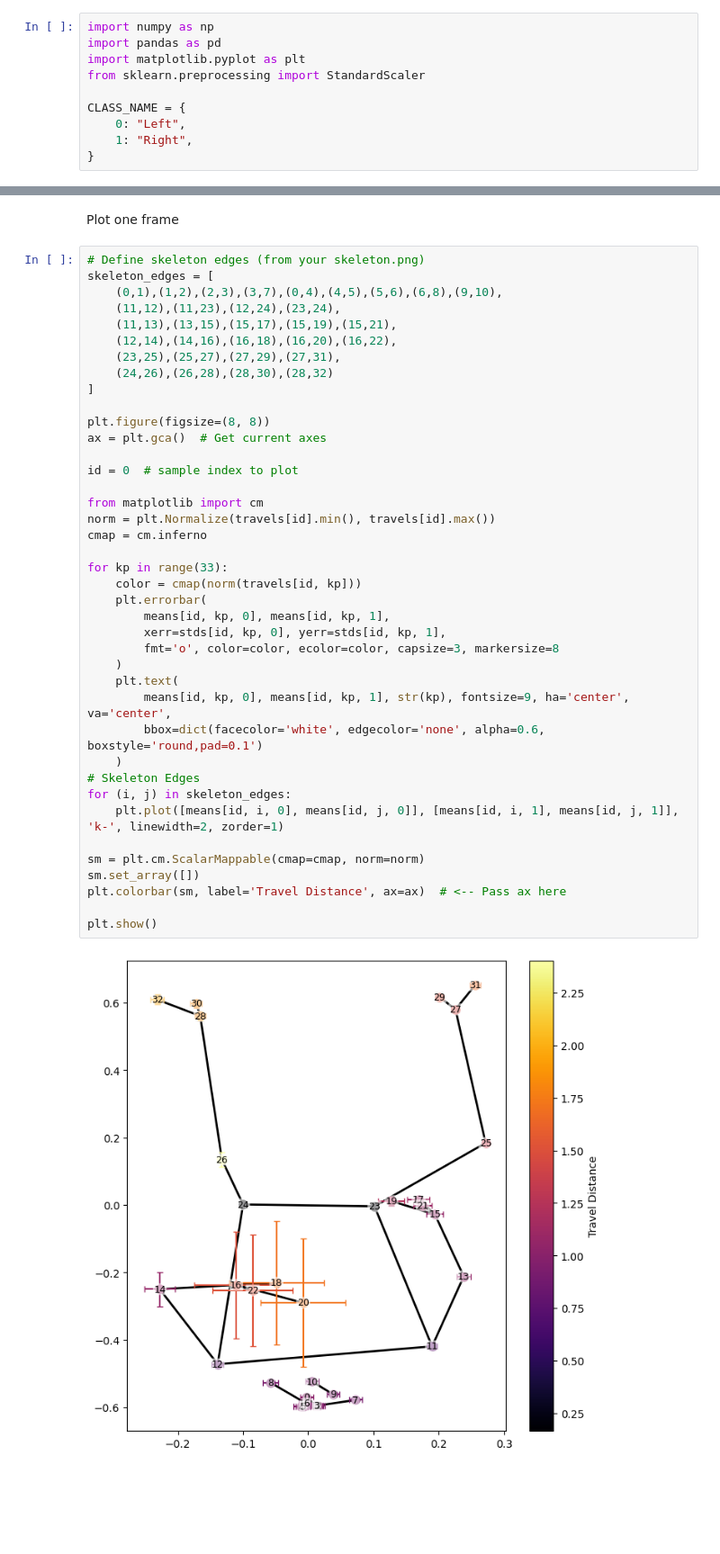
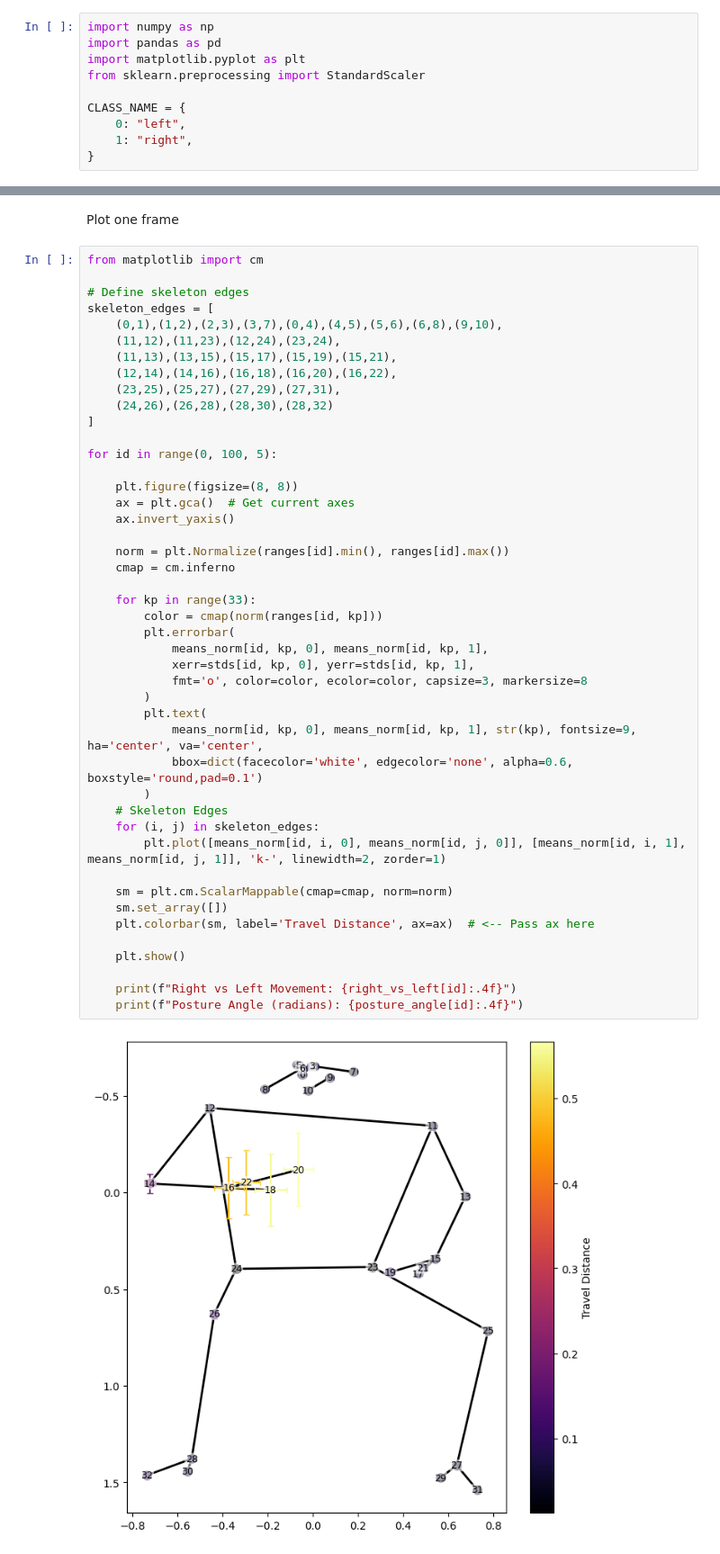
Before and after one commit to DiogoS5/MachineLearning, a Jupyter notebook: Project Part 2/data_analysis.ipynb, the cells around one changed output, grey strips where cells are left out. Shown at 90% size. Cells and saved outputs as stored; diff of their text form; blank space fills up the shorter version.

```diff
--- a/Project Part 2/data_analysis.ipynb
+++ b/Project Part 2/data_analysis.ipynb
@@ -25,8 +25,8 @@ import matplotlib.pyplot as plt
 from sklearn.preprocessing import StandardScaler
 
 CLASS_NAME = {
-    0: "Left",
-    1: "Right",
+    0: "left",
+    1: "right",
 }
 # %%
 # Load data
@@ -142,44 +329,49 @@ KP 32: Mean Speed: 0.0097, Travel Distance: 1.9741
 # %% [markdown]
 Plot one frame
 # %%
-# Define skeleton edges (from your skeleton.png)
+from matplotlib import cm
+
+# Define skeleton edges
 skeleton_edges = [
     (0,1),(1,2),(2,3),(3,7),(0,4),(4,5),(5,6),(6,8),(9,10),
     (11,12),(11,23),(12,24),(23,24),
     (11,13),(13,15),(15,17),(15,19),(15,21),
     (12,14),(14,16),(16,18),(16,20),(16,22),
     (23,25),(25,27),(27,29),(27,31),
     (24,26),(26,28),(28,30),(28,32)
 ]
 
-plt.figure(figsize=(8, 8))
-ax = plt.gca()  # Get current axes
+for id in range(0, 100, 5):
 
-id = 0  # sample index to plot
+    plt.figure(figsize=(8, 8))
+    ax = plt.gca()  # Get current axes
+    ax.invert_yaxis()
 
-from matplotlib import cm
-norm = plt.Normalize(travels[id].min(), travels[id].max())
-cmap = cm.inferno
+    norm = plt.Normalize(ranges[id].min(), ranges[id].max())
+    cmap = cm.inferno
 
-for kp in range(33):
-    color = cmap(norm(travels[id, kp]))
-    plt.errorbar(
-        means[id, kp, 0], means[id, kp, 1],
-        xerr=stds[id, kp, 0], yerr=stds[id, kp, 1],
-        fmt='o', color=color, ecolor=color, capsize=3, markersize=8
-    )
-    plt.text(
-        means[id, kp, 0], means[id, kp, 1], str(kp), fontsize=9, ha='center', va='center',
-        bbox=dict(facecolor='white', edgecolor='none', alpha=0.6, boxstyle='round,pad=0.1')
-    )
-# Skeleton Edges
-for (i, j) in skeleton_edges:
-    plt.plot([means[id, i, 0], means[id, j, 0]], [means[id, i, 1], means[id, j, 1]], 'k-', linewidth=2, zorder=1)
+    for kp in range(33):
+        color = cmap(norm(ranges[id, kp]))
+        plt.errorbar(
+            means_norm[id, kp, 0], means_norm[id, kp, 1],
+            xerr=stds[id, kp, 0], yerr=stds[id, kp, 1],
+            fmt='o', color=color, ecolor=color, capsize=3, markersize=8
+        )
+        plt.text(
+            means_norm[id, kp, 0], means_norm[id, kp, 1], str(kp), fontsize=9, ha='center', va='center',
+            bbox=dict(facecolor='white', edgecolor='none', alpha=0.6, boxstyle='round,pad=0.1')
+        )
+    # Skeleton Edges
+    for (i, j) in skeleton_edges:
+        plt.plot([means_norm[id, i, 0], means_norm[id, j, 0]], [means_norm[id, i, 1], means_norm[id, j, 1]], 'k-', linewidth=2, zorder=1)
 
-sm = plt.cm.ScalarMappable(cmap=cmap, norm=norm)
-sm.set_array([])
-plt.colorbar(sm, label='Travel Distance', ax=ax)  # <-- Pass ax here
+    sm = plt.cm.ScalarMappable(cmap=cmap, norm=norm)
+    sm.set_array([])
+    plt.colorbar(sm, label='Travel Distance', ax=ax)  # <-- Pass ax here
 
-plt.show()
+    plt.show()
+
+    print(f"Right vs Left Movement: {right_vs_left[id]:.4f}")
+    print(f"Posture Angle (radians): {posture_angle[id]:.4f}")
 # %% [output]
-[figure, old version]
+[figure, new version]
```
Also changed, not shown: parts of 9 cells of this notebook.
